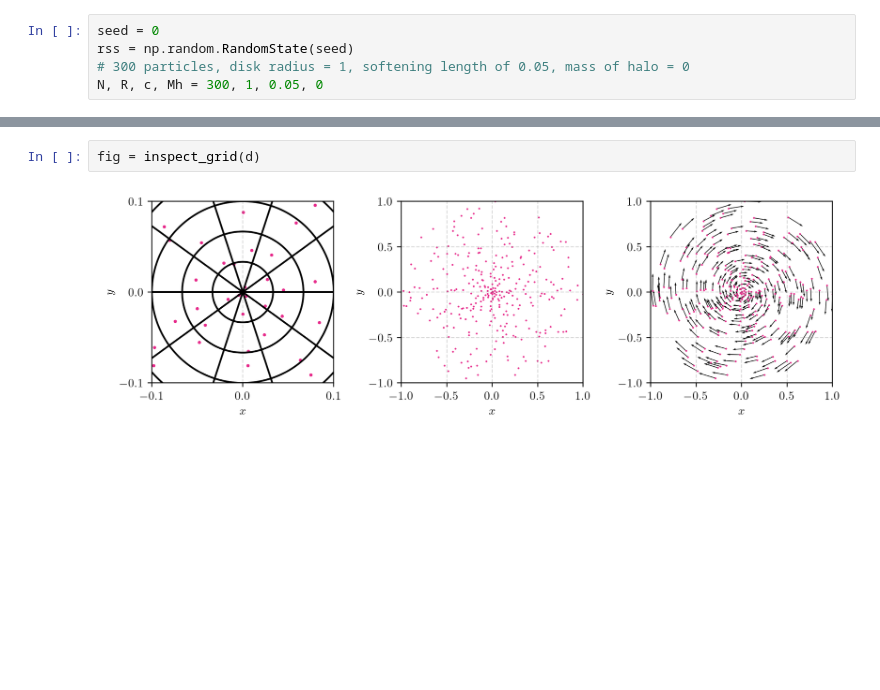
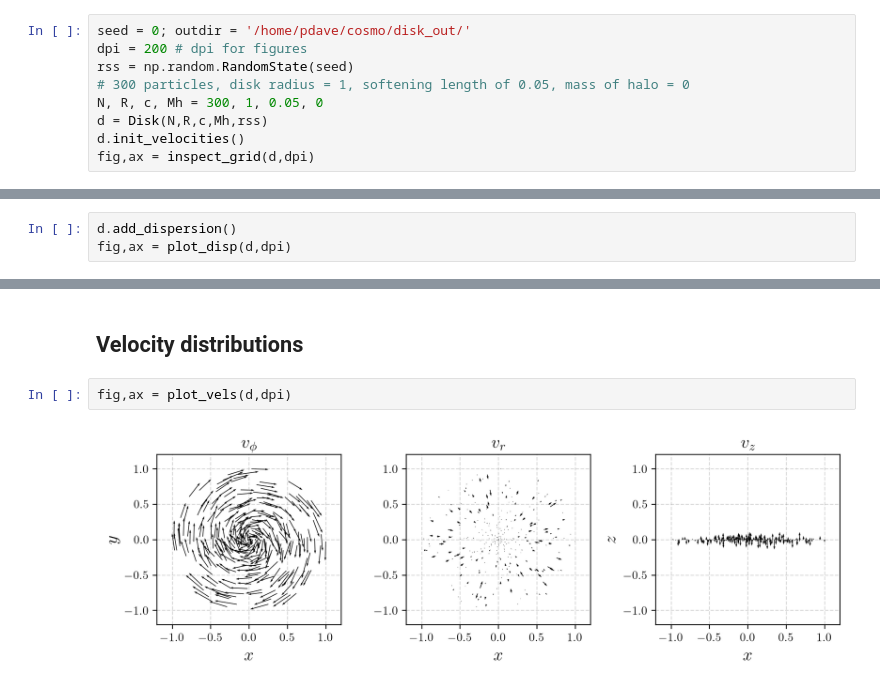
Before and after one commit to pdave34/disk_sim, a Jupyter notebook: demo.ipynb, the cells around one changed output, grey strips where cells are left out. Cells and saved outputs as stored; diff of their text form; blank space fills up the shorter version.

Commit message:
added plotting

```diff
--- a/demo.ipynb
+++ b/demo.ipynb
@@ -13,5 +16,9 @@ from physics import Disk, Particle
 # %%
-seed = 0
+seed = 0; outdir = '/home/pdave/cosmo/disk_out/'
+dpi = 200 # dpi for figures
 rss = np.random.RandomState(seed)
 # 300 particles, disk radius = 1, softening length of 0.05, mass of halo = 0
 N, R, c, Mh = 300, 1, 0.05, 0
+d = Disk(N,R,c,Mh,rss)
+d.init_velocities()
+fig,ax = inspect_grid(d,dpi)
@@ -23,0 +31,3 @@ Finished initializing velocities, outermost particle has an orbital period of 0.
+# %%
+d.add_dispersion()
+fig,ax = plot_disp(d,dpi)
@@ -24,4 +37,6 @@ Finished initializing velocities, outermost particle has an orbital period of 0.
+# %% [markdown]
+## Velocity distributions
 # %%
-fig = inspect_grid(d)
+fig,ax = plot_vels(d,dpi)
 # %% [output]
-[figure, old version]
+[figure, new version]
```
Also changed, not shown: parts of 16 cells of this notebook, 2 other files.
